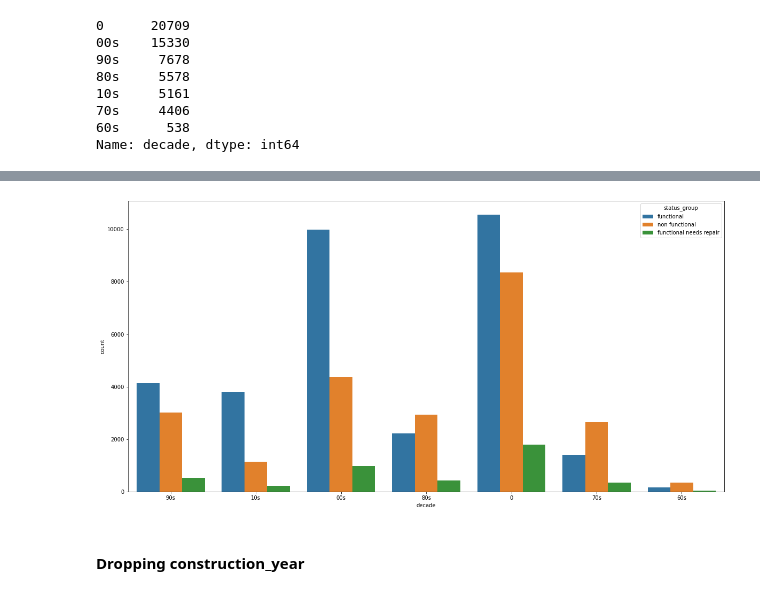
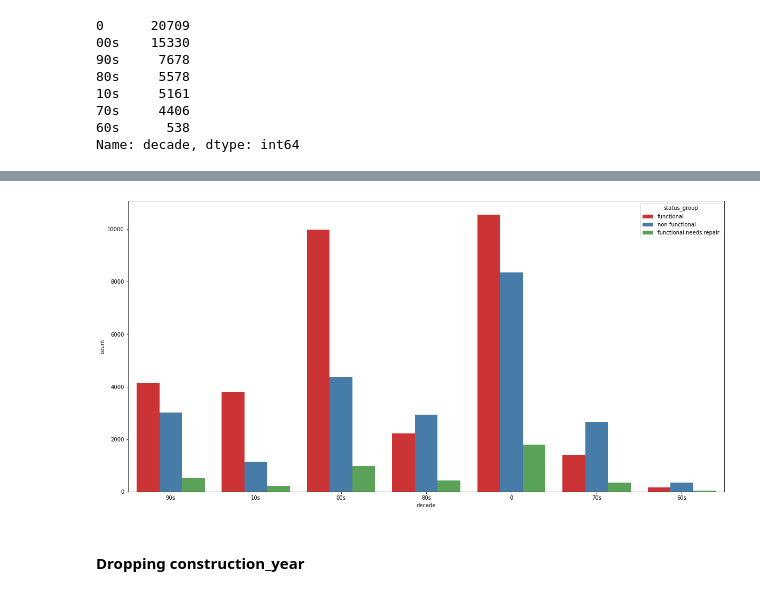
Before and after one commit to thukaraka/Pump-it-Up-Data-Mining-the-Water-Table, a Jupyter notebook: notebook/pump_it_up.ipynb, the cells around one changed output, grey strips where cells are left out. Cells and saved outputs as stored; diff of their text form; code cells hidden in the pictures.

```diff
--- a/notebook/pump_it_up.ipynb
+++ b/notebook/pump_it_up.ipynb
@@ -575,9 +575,9 @@ df['construction_year'].replace(to_replace = 0, value = 2000, inplace=True)
 test_set['construction_year'].replace(to_replace = 0, value = 1986, inplace=True)
 # %%
 plt.figure(figsize=(20,10))
-ax = sns.countplot(x='decade', hue="status_group", data=df)
+ax = sns.countplot(x='decade', hue="status_group", data=df,palette = "Set1")
 # %% [output]
-[figure, old version]
+[figure, new version]
 # %% [markdown]
 #### Dropping construction_year
 # %%
```
Also changed, not shown: parts of 16 cells of this notebook.
